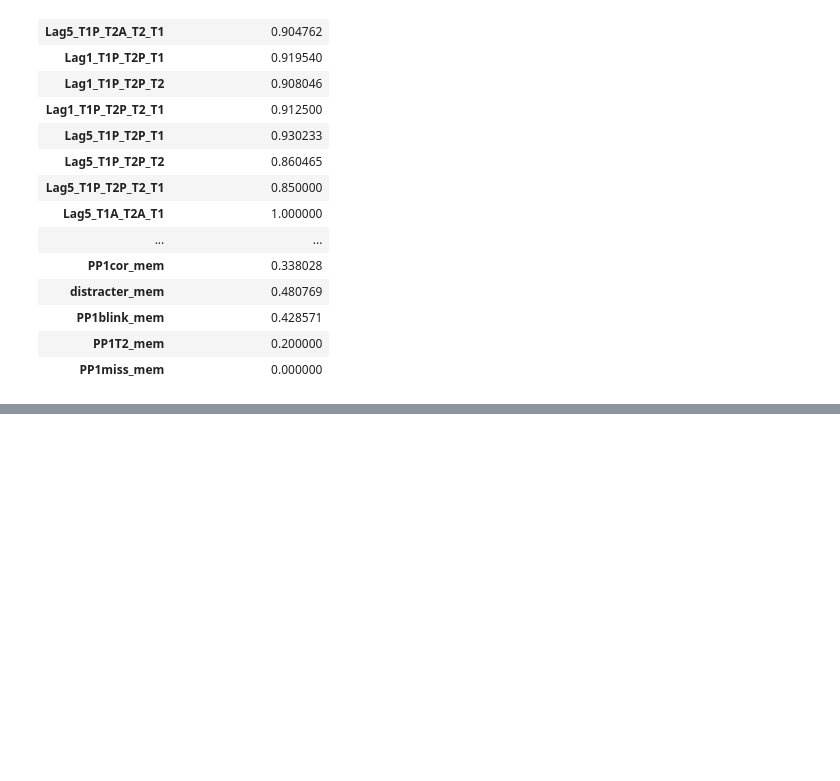
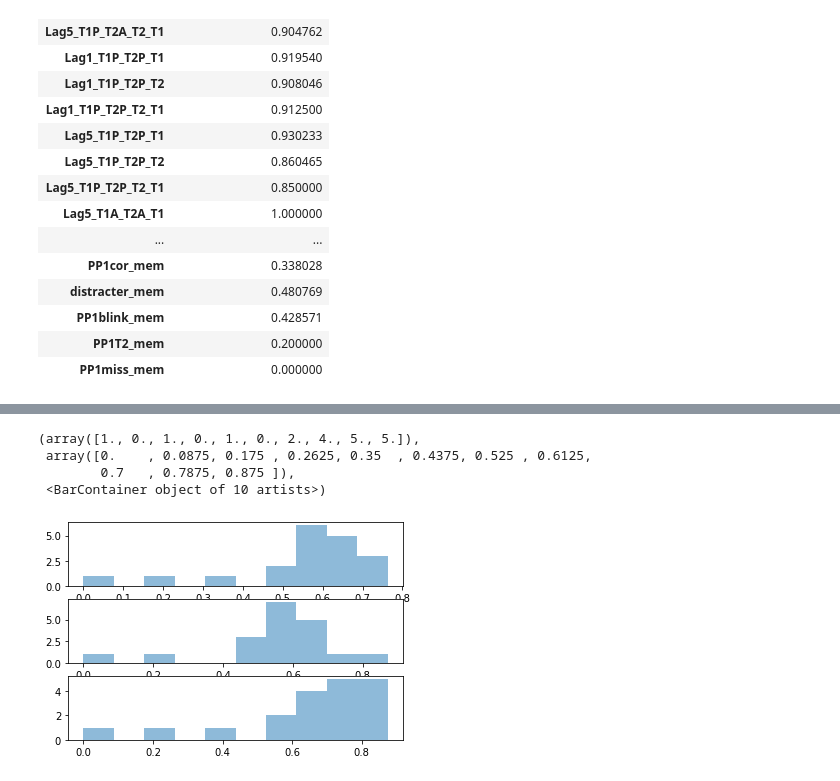
Before and after one commit to laurenhoft/ABmem, a Jupyter notebook: ABmemNotebook.ipynb, the cells around one changed output, grey strips where cells are left out. Drawn from its saved outputs; the diff is of its cells as text; code cells hidden in the pictures; blank space fills up the shorter version.

```diff
--- a/ABmemNotebook.ipynb
+++ b/ABmemNotebook.ipynb
@@ -179,0 +204,16 @@ plt.hist(ColumnMeans['Lag5_T1P_T2P_T2_T1'], alpha=0.5)
+# %%
+import matplotlib.pyplot as plt
+import numpy as np
+fig = plt.figure()
+ax1 = fig.add_subplot(3,1,1)
+plt.hist(df['PP1cor_mem'], alpha=0.5)
+ax2 = fig.add_subplot(3,1,2)
+plt.hist(df['PP5cor_mem'], alpha=0.5)
+ax3 = fig.add_subplot(3,1,3)
+plt.hist(df['PP1blink_mem'], alpha=0.5)
+# %% [output]
+(array([1., 0., 1., 0., 1., 0., 2., 4., 5., 5.]),
+ array([0.    , 0.0875, 0.175 , 0.2625, 0.35  , 0.4375, 0.525 , 0.6125,
+        0.7   , 0.7875, 0.875 ]),
+ <BarContainer object of 10 artists>)
+[figure, added]
```
Also changed, not shown: parts of 23 cells of this notebook, 3 other files.
